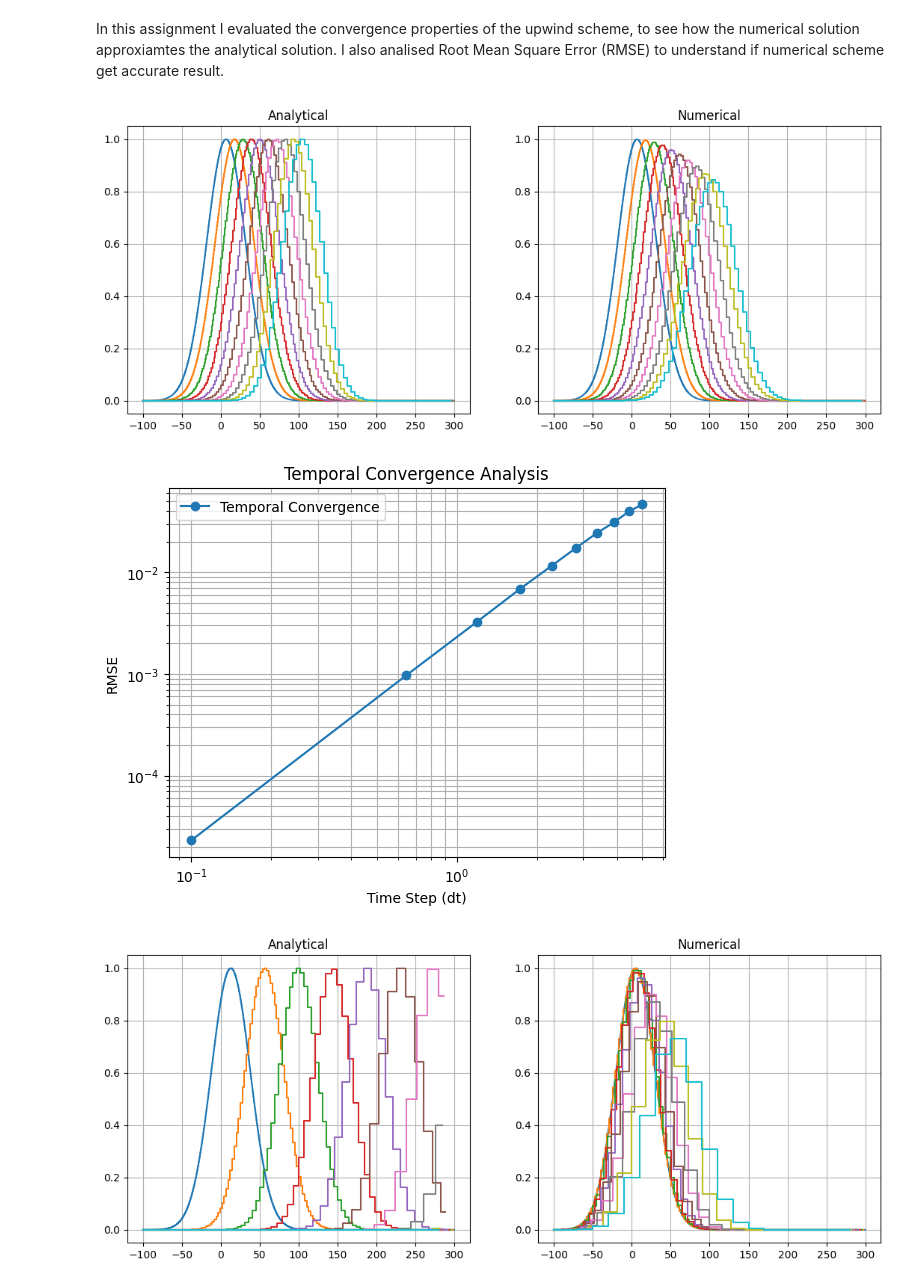
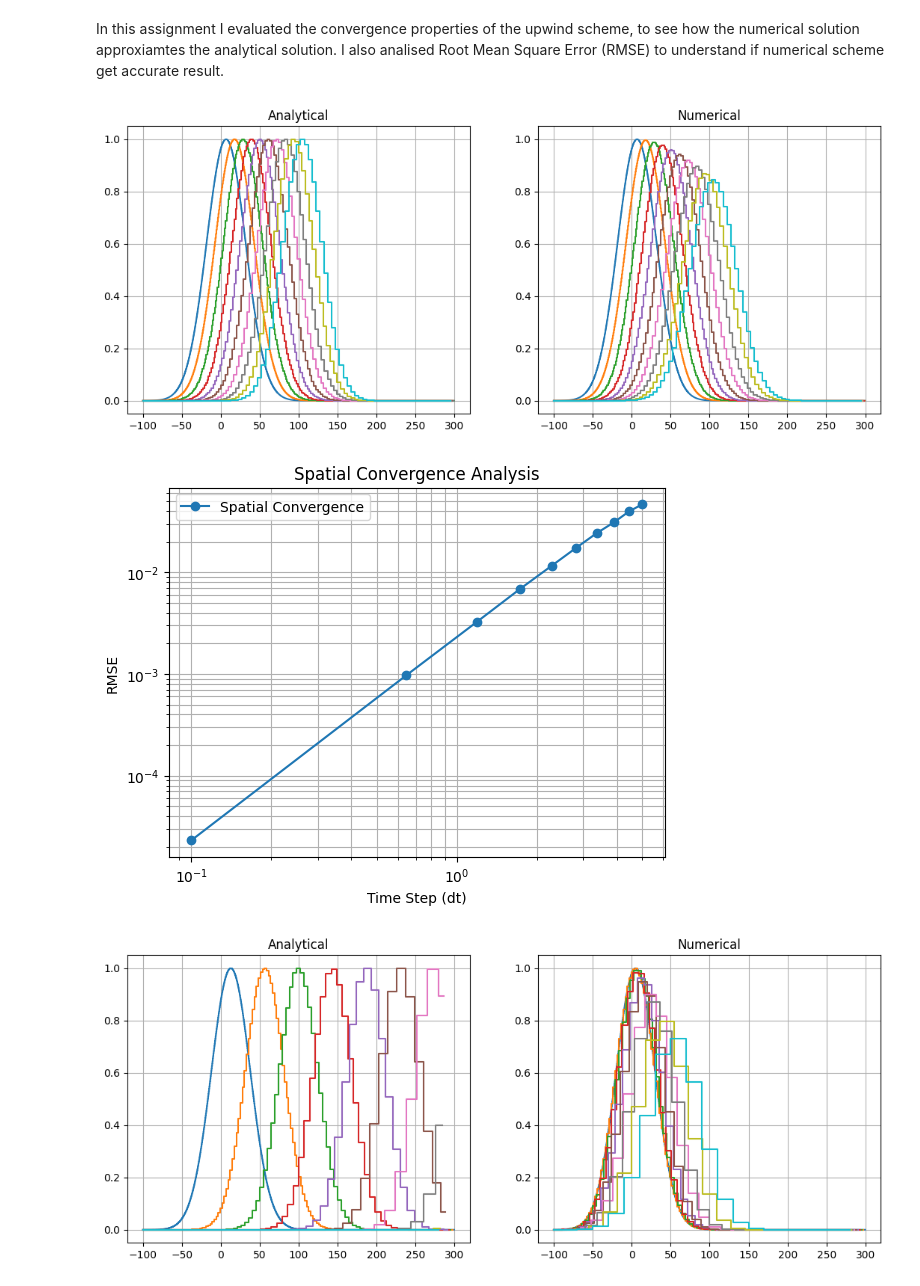
Before and after one commit to olkko/modelling-of-physical-systems, a Jupyter notebook: lab_03/advection_upwind_assignment03.ipynb, the cells around one changed output. Saved outputs shown, nothing was run; the diff lists cells and outputs as text; code cells hidden in the pictures.

Commit message:
fixed plotting

```diff
--- a/lab_03/advection_upwind_assignment03.ipynb
+++ b/lab_03/advection_upwind_assignment03.ipynb
@@ -143,7 +143,7 @@ def spatial_convergence(dx, C, u, nt):
     x, dx_ = np.linspace(-100, 300, nx, endpoint=False, retstep=True)
     dt = C*dx/u
     #psi = upwind(nx, C, u, nt)
-    psi = upwind(nx, nt, x, C)
+    psi = upwind(nx, int(nt), x, C)
     analytical = psi_0(x-u*dt*nt)
     return x, psi, analytical
 # %%
@@ -157,35 +157,35 @@ def temporal_convergence(dt, C, u, nt):
 # %%
 dt_val = np.linspace(0.1, 5, 10)
 fig, (ax1, ax2) = pyplot.subplots(1, 2, figsize = (13, 5))
 errors_dt = []
-for t in enumerate(dt_val):
+for t in dt_val:
     x, psi_num, psi_an = spatial_convergence(t, C, u, nt)
     ax1.step(x, psi_an, label='Analytical', where='mid')
     ax1.grid(True)
     ax1.set_title('Analytical')
 
     ax2.step(x, psi_num, label='Numerical', where='mid')
     ax2.grid(True)
     ax2.set_title('Numerical')
 
     error = rmse(psi_num, psi_an)
     errors_dt.append(error)
 pyplot.show()
 
 errors_dt = np.array(errors_dt)
 
 # Now plot
 pyplot.figure()
 pyplot.loglog(dt_val, errors_dt, marker='o', label='Spatial Convergence')
 pyplot.xlabel("Time Step (dt)")
 pyplot.ylabel("RMSE")
 pyplot.grid(True, which="both")
 pyplot.legend()
 pyplot.title("Spatial Convergence Analysis")
 pyplot.show()
 # %% [output]
 [figure]
-[figure, old version]
+[figure, new version]
 # %%
 dt_val = np.linspace(0.1, 5, 10)
 fig, (ax1, ax2) = pyplot.subplots(1, 2, figsize = (13, 5))
```
Also changed, not shown: parts of 1 cell of this notebook.
